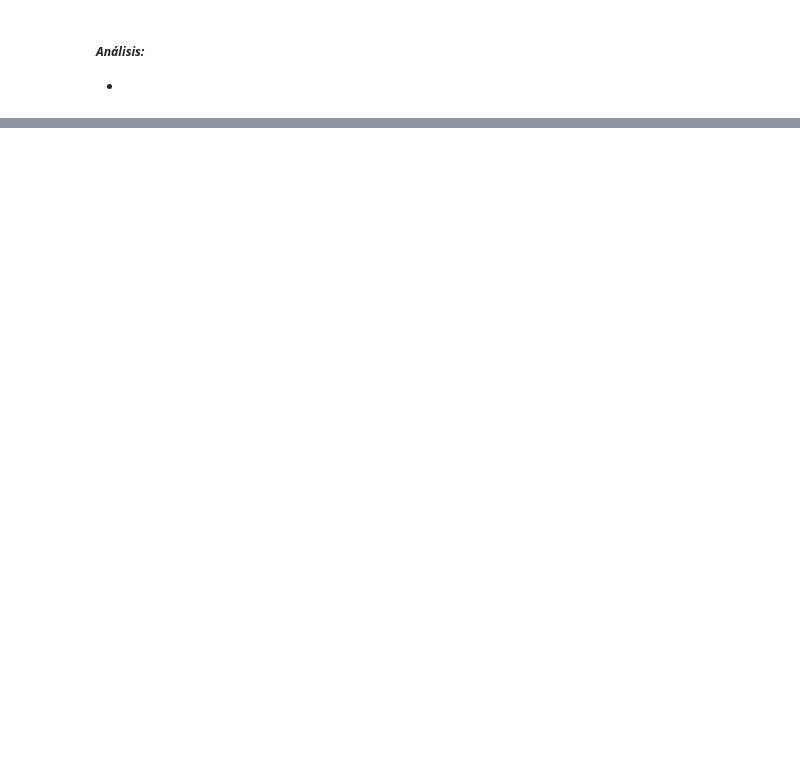
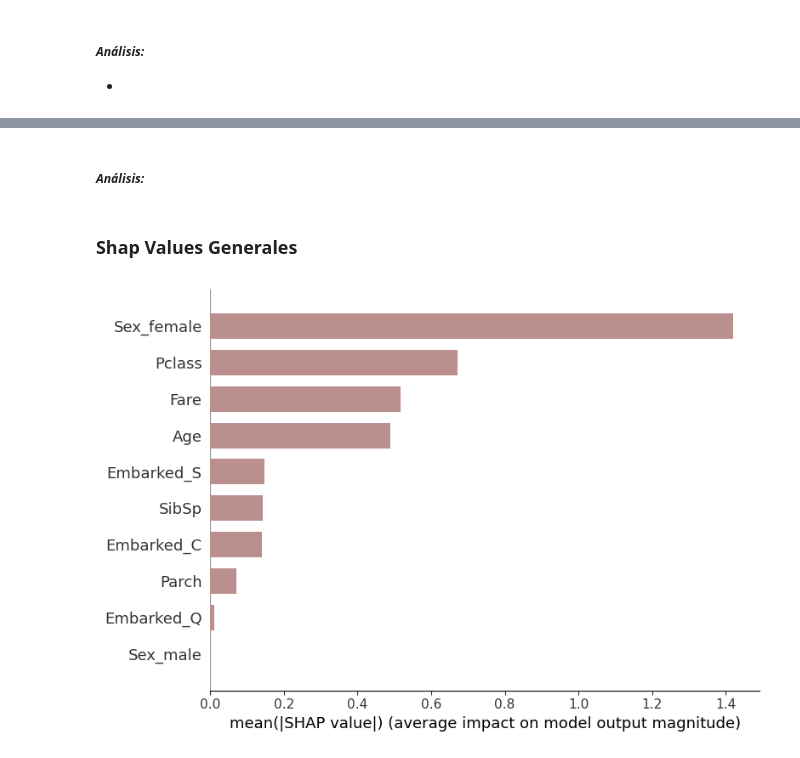
Before and after one commit to arantzaghg/lab_aprendizaje_estadistico, a Jupyter notebook: Tarea KMeans y Shap.ipynb, the cells around one changed output, grey strips where cells are left out. Drawn from its saved outputs; the diff is of its cells as text; code cells hidden in the pictures; blank space fills up the shorter version.

```diff
--- a/Tarea KMeans y Shap.ipynb
+++ b/Tarea KMeans y Shap.ipynb
@@ -125,0 +152,8 @@ plot_importance(model, max_num_features=10, importance_type="gain", color = 'cor
+# %% [markdown]
+##### *Análisis:*
+# %% [markdown]
+### **Shap Values Generales**
+# %%
+shap.summary_plot(shap_values, X_shap, plot_type="bar", max_display = 10, color = "rosybrown")
+# %% [output]
+[figure, added]
```
Also changed, not shown: parts of 13 cells of this notebook.
